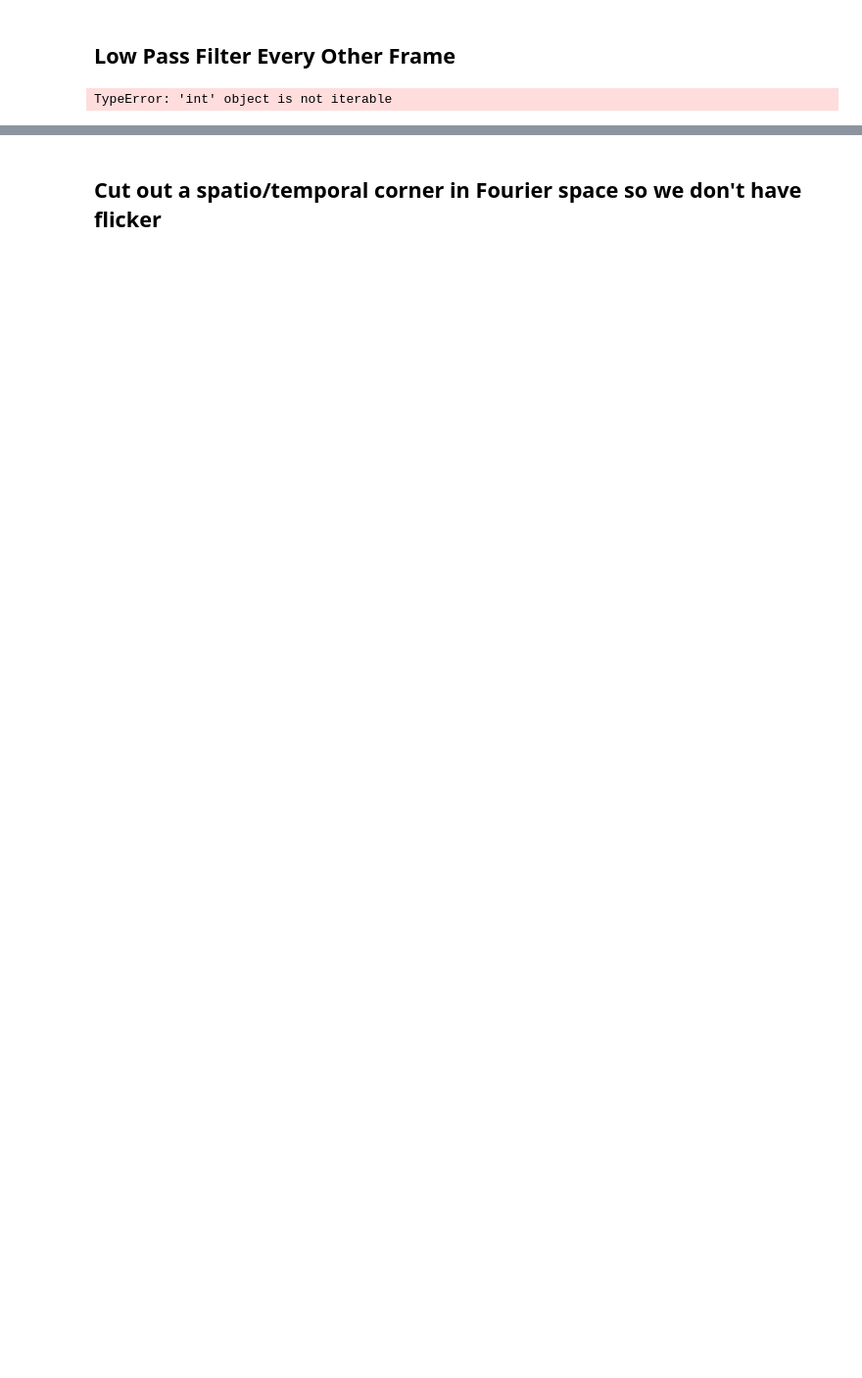
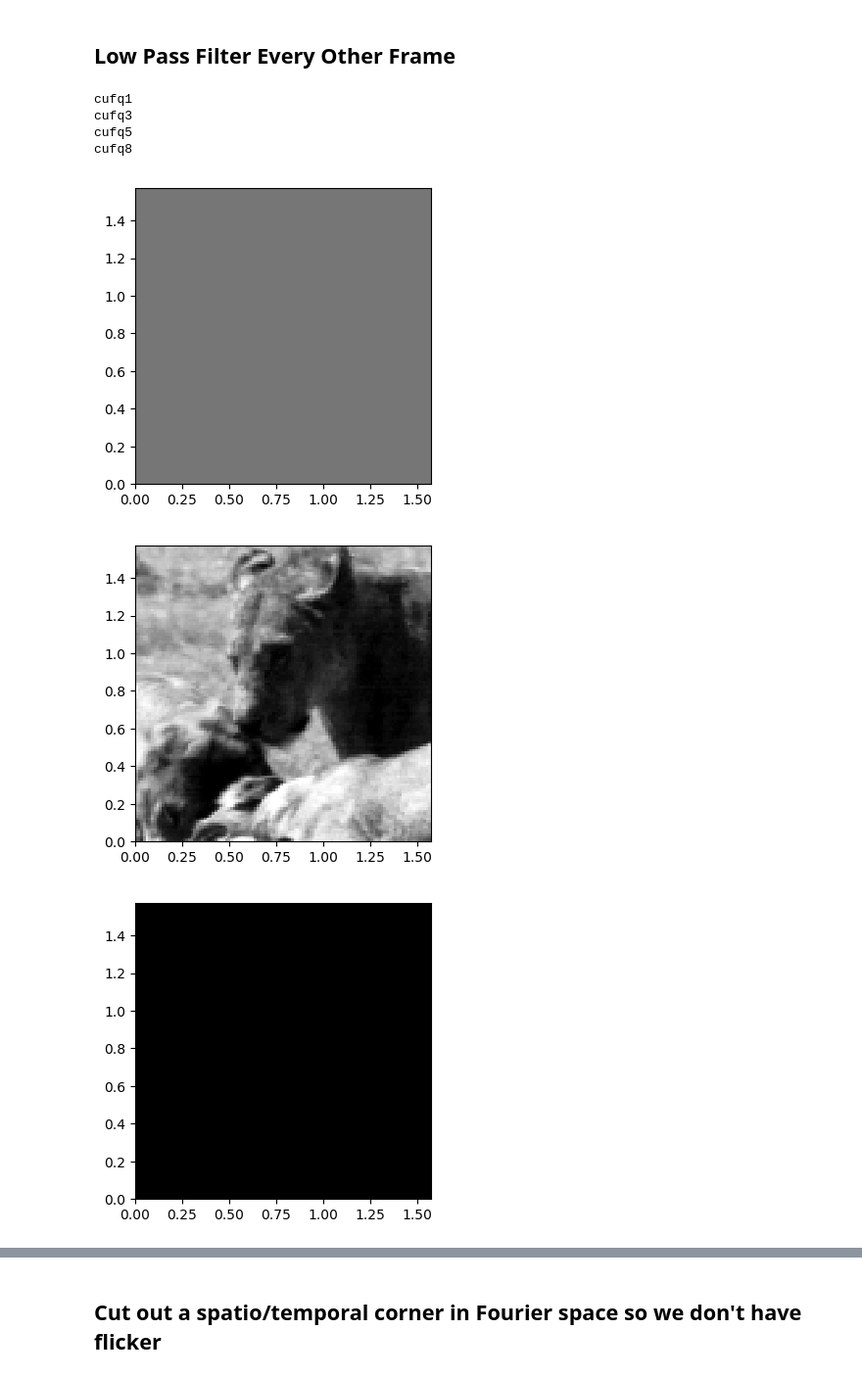
Before and after one commit to vdutell/naturalscenestatistics, a Jupyter notebook: naturalscenestats.ipynb, the cells around one changed output, grey strips where cells are left out. Shown at 98% size. Drawn from its saved outputs; the diff is of its cells as text; code cells hidden in the pictures; blank space fills up the shorter version.

```diff
--- a/naturalscenestats.ipynb
+++ b/naturalscenestats.ipynb
@@ -810,7 +810,7 @@ samplevid = chase
 vidlen = 2000
 
 pframe = 0.5
-cufqs = 1 #[1,3,5,8]
+cufqs = [1,3,5,8]
 
 for cufq in cufqs:
     print('cufq'+str(cufq))
@@ -843,31 +843,37 @@ for cufq in cufqs:
 
     odds = [x for x in range(samplevid,samplevid+vidlen) if x%2 == 1]
     clip = fmov[odds,:,:]
     cliplen = len(clip[:,1,1])
     if(1):
         fig = plt.figure()
         im = plt.imshow(clip[0,:,:], cmap='Greys_r', extent=[0,framewdeg,0,framehdeg])
         ax.set_xlabel('deg')
         ax.set_ylabel('deg')
         anim = animation.FuncAnimation(fig, animate, frames=range(cliplen), interval=int(100/cliplen), blit=False)
         anim.save('./movies/'+str(samplevid)+'evens_fps'+str(fps)+'_lpfpcnt'+str(pframes)+'_fq'+str(cufq)+'_sig.mp4', fps=fps)
 
 
     ##make corresponding unfiltered movie
     from pathlib import Path
 
     my_file = Path('./movies/'+str(samplevid)+'_original.mp4')
     if not(my_file.is_file()):
         clip = m[samplevid:samplevid+vidlen,:,:]
         cliplen = len(clip[:,1,1])
 
         fig = plt.figure()
         im = plt.imshow(clip[0,:,:], cmap='Greys_r', extent=[0,framewdeg,0,framehdeg])
         ax.set_xlabel('deg')
         ax.set_ylabel('deg')
         anim = animation.FuncAnimation(fig, animate, frames=range(cliplen), interval=int(100/cliplen), blit=False)
 
         #display_animation(anim)
         anim.save('./movies/'+str(samplevid)+'_fps'+str(fps)+'_original.mp4', fps=fps)
 # %% [output]
-TypeError: 'int' object is not iterable
+cufq1
+cufq3
+cufq5
+cufq8
+[figure, added]
+[figure, added]
+[figure, added]
```
Also changed, not shown: parts of 16 cells of this notebook, 1 other file.
